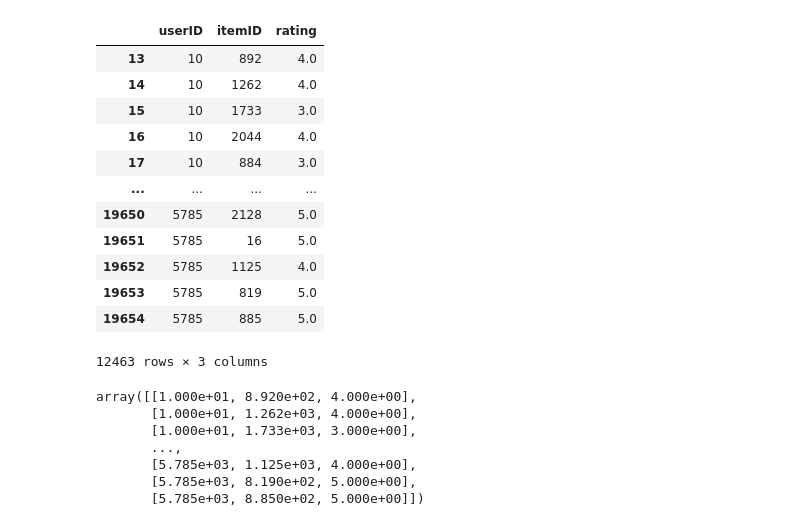
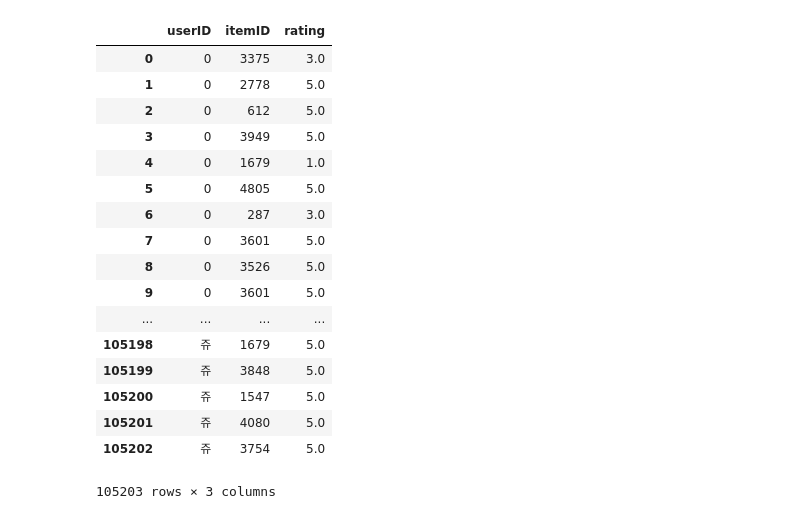
Before and after one commit to DAC-KHUPID/seoul-date-course-recommendation, a Jupyter notebook: source/Eat/code/5. Eat_NCF.ipynb, the cells around one changed output. Cells and saved outputs as stored; diff of their text form; code cells hidden in the pictures.

```diff
--- a/source/Eat/code/5. Eat_NCF.ipynb
+++ b/source/Eat/code/5. Eat_NCF.ipynb
@@ -21,22 +15,8 @@ ModuleNotFoundError: No module named 'tensorflow'
 TOP_K = 10
 # %%
-df = pd.read_csv('../data/score_board.csv')
+data_df = pd.read_csv('../data/score_board.csv', index_col =0)
 # %%
-df['rating'] = df['rating'].astype('float')
-df = df.rename({'u_id':'userID','p_id':'itemID'},axis=1)
-df = df.groupby('userID').filter(lambda x : len(x)>= 5).copy()
-df
+data_df['rating'] =data_df['rating'].astype('float')
+data_df = data_df.rename({'u_id':'userID','p_id':'itemID'},axis=1)
+#data_df = data_df.groupby('userID').filter(lambda x : len(x)>= 10).copy()
+data_df = data_df.fillna(5)
-# %% [output]
-|  | userID | itemID | rating |
-| 13 | 10 | 892 | 4.0 |
-| 14 | 10 | 1262 | 4.0 |
-| 15 | 10 | 1733 | 3.0 |
-| 16 | 10 | 2044 | 4.0 |
-| 17 | 10 | 884 | 3.0 |
-| ... | ... | ... | ... |
-| 19650 | 5785 | 2128 | 5.0 |
-| 19651 | 5785 | 16 | 5.0 |
-| 19652 | 5785 | 1125 | 4.0 |
-| 19653 | 5785 | 819 | 5.0 |
-| 19654 | 5785 | 885 | 5.0 |
-12463 rows × 3 columns
@@ -46,11 +23,22 @@ from cornac.eval_methods import RatioSplit
-# %%
-df.values
-# %% [output]
-array([[1.000e+01, 8.920e+02, 4.000e+00],
-       [1.000e+01, 1.262e+03, 4.000e+00],
-       [1.000e+01, 1.733e+03, 3.000e+00],
-       ...,
-       [5.785e+03, 1.125e+03, 4.000e+00],
-       [5.785e+03, 8.190e+02, 5.000e+00],
-       [5.785e+03, 8.850e+02, 5.000e+00]])
+# %%
+data_df
+# %% [output]
+|  | userID | itemID | rating |
+| 0 | 0 | 3375 | 3.0 |
+| 1 | 0 | 2778 | 5.0 |
+| 2 | 0 | 612 | 5.0 |
+| 3 | 0 | 3949 | 5.0 |
+| 4 | 0 | 1679 | 1.0 |
+| 5 | 0 | 4805 | 5.0 |
+| 6 | 0 | 287 | 3.0 |
+| 7 | 0 | 3601 | 5.0 |
+| 8 | 0 | 3526 | 5.0 |
+| 9 | 0 | 3601 | 5.0 |
+| ... | ... | ... | ... |
+| 105198 | 쥬 | 1679 | 5.0 |
+| 105199 | 쥬 | 3848 | 5.0 |
+| 105200 | 쥬 | 1547 | 5.0 |
+| 105201 | 쥬 | 4080 | 5.0 |
+| 105202 | 쥬 | 3754 | 5.0 |
+105203 rows × 3 columns
 # %%
```
Also changed, not shown: parts of 16 cells of this notebook.
